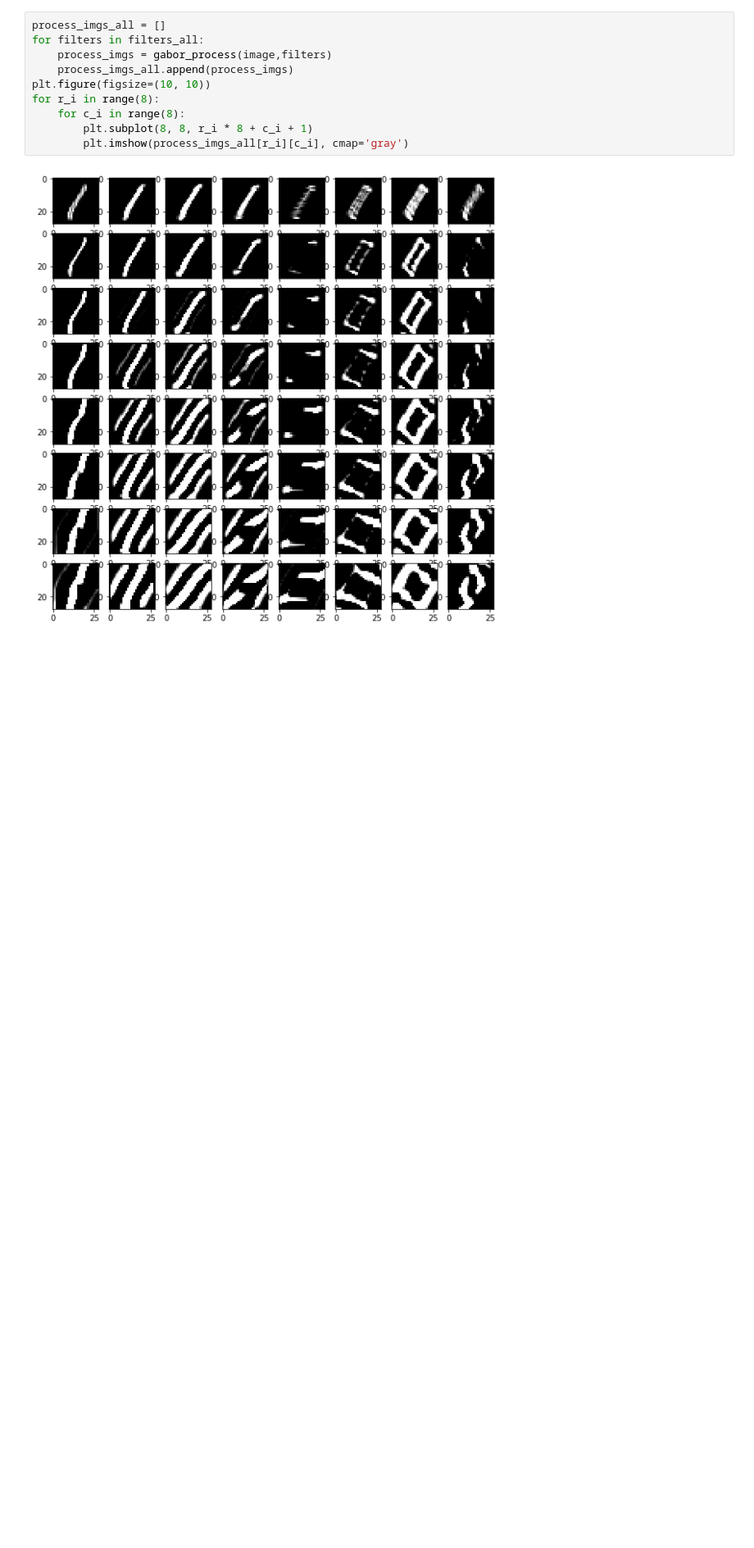
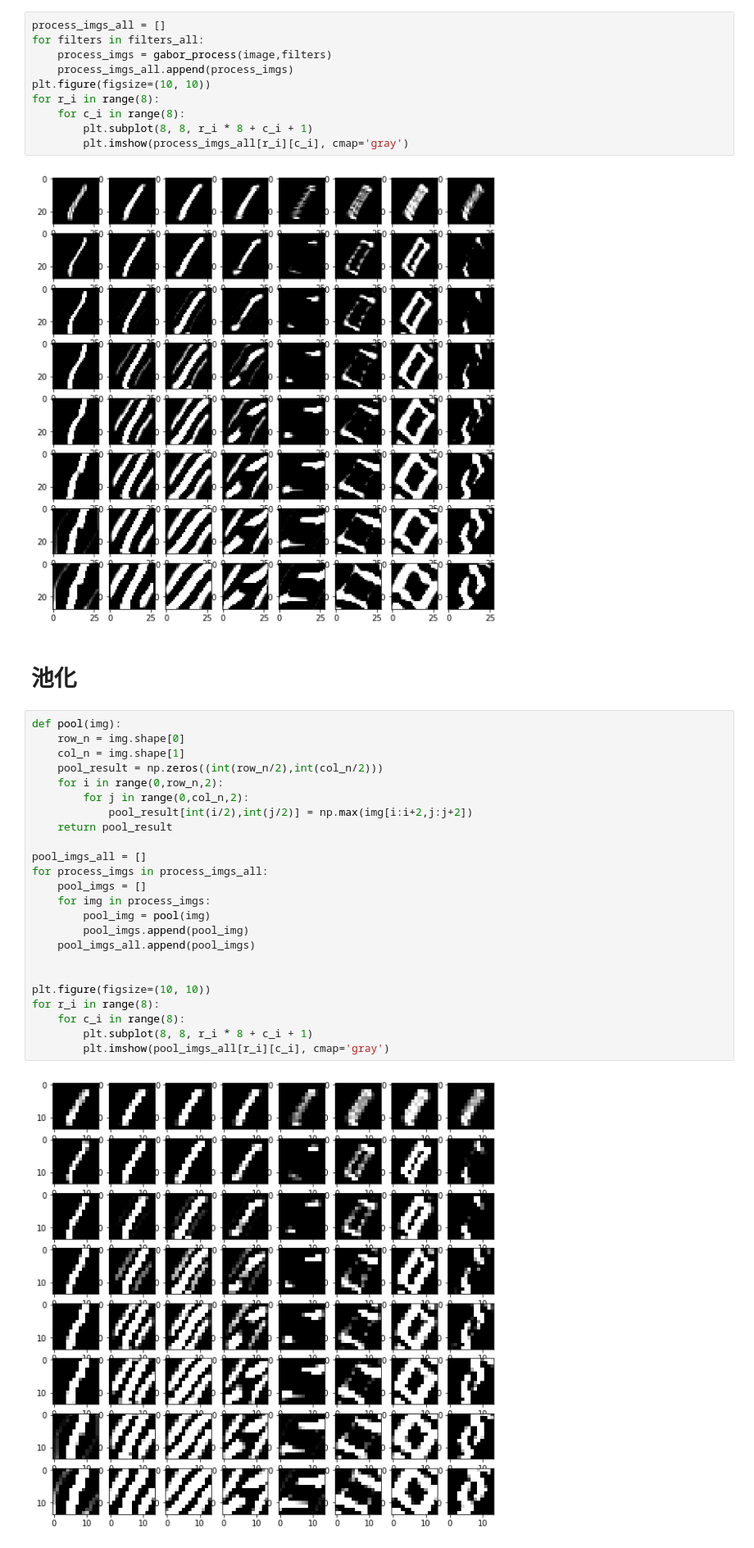
Before and after one commit to Connorshen/CPL, a Jupyter notebook: python/cluster/gabor_process_one_img.ipynb, the cells around one changed output. Shown: that part at 82% size. Cells and saved outputs as stored; diff of their text form; blank space fills up the shorter version.

```diff
--- a/python/cluster/gabor_process.ipynb
+++ b/python/cluster/gabor_process_one_img.ipynb
@@ -71,3 +71,31 @@ for r_i in range(8):
         plt.imshow(process_imgs_all[r_i][c_i], cmap='gray')
 # %% [output]
 [figure]
+# %% [markdown]
+# 池化
+# %%
+def pool(img):
+    row_n = img.shape[0]
+    col_n = img.shape[1]
+    pool_result = np.zeros((int(row_n/2),int(col_n/2)))
+    for i in range(0,row_n,2):
+        for j in range(0,col_n,2):
+            pool_result[int(i/2),int(j/2)] = np.max(img[i:i+2,j:j+2])
+    return pool_result
+
+pool_imgs_all = []
+for process_imgs in process_imgs_all:
+    pool_imgs = []
+    for img in process_imgs:
+        pool_img = pool(img)
+        pool_imgs.append(pool_img)
+    pool_imgs_all.append(pool_imgs)
+
+
+plt.figure(figsize=(10, 10))
+for r_i in range(8):
+    for c_i in range(8):
+        plt.subplot(8, 8, r_i * 8 + c_i + 1)
+        plt.imshow(pool_imgs_all[r_i][c_i], cmap='gray')
+# %% [output]
+[figure, added]
```
Also changed, not shown: parts of 1 cell of this notebook.
